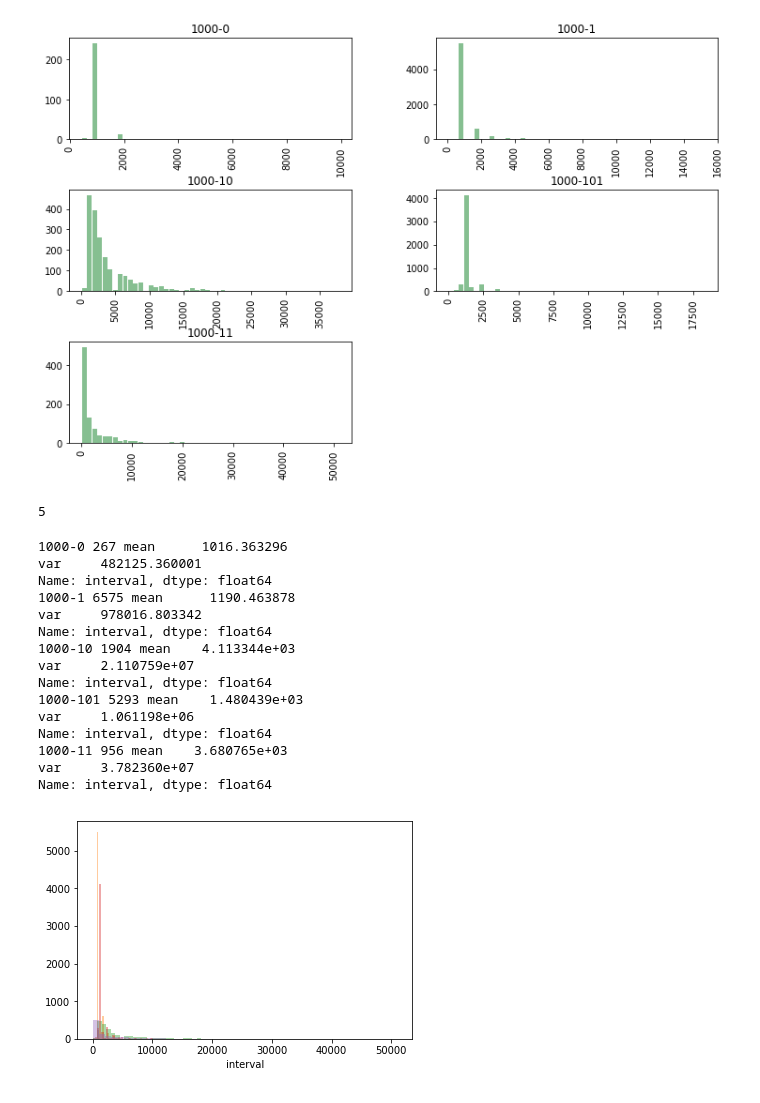
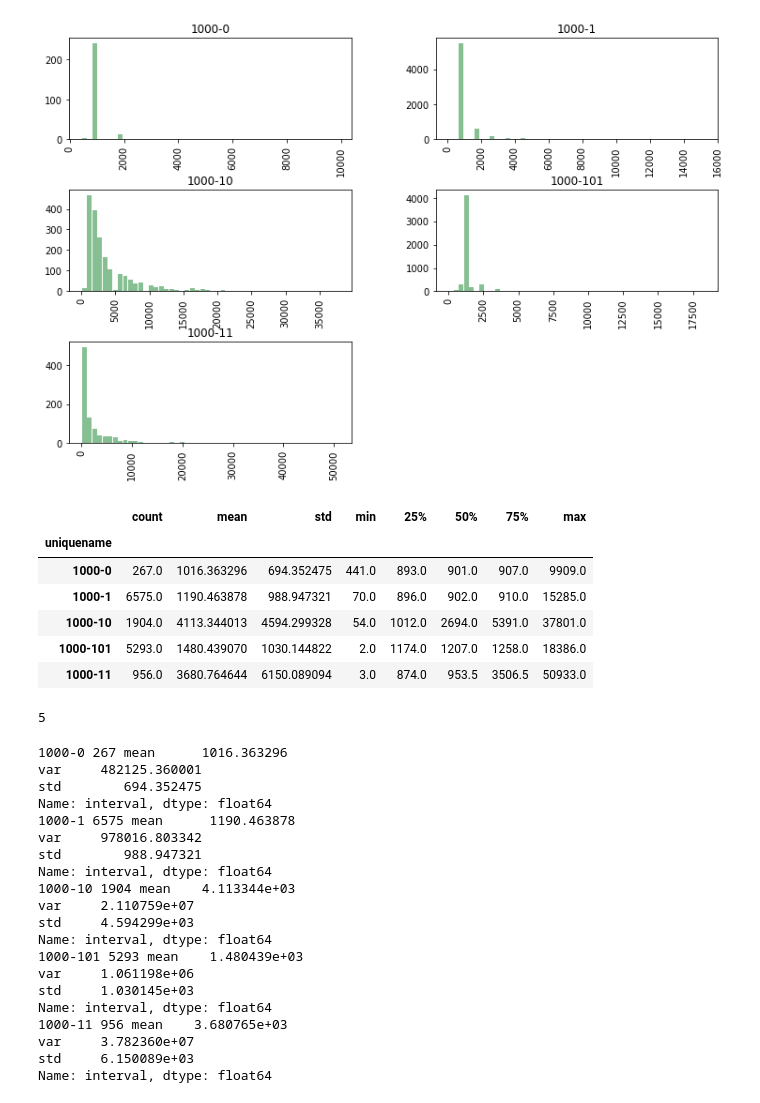
Before and after one commit to davecampbell/data-feeds-analysis, a Jupyter notebook: display_histograms.ipynb, the cells around one changed output. Saved outputs shown, nothing was run; the diff lists cells and outputs as text; code cells hidden in the pictures.

```diff
--- a/display_histograms.ipynb
+++ b/display_histograms.ipynb
@@ -37,6 +49,17 @@ array([[<matplotlib.axes._subplots.AxesSubplot object at 0x...>,
         <matplotlib.axes._subplots.AxesSubplot object at 0x...>]],
       dtype=object)
 [figure]
+# %%
+# do some aggregations on the groups using just one of the columns
+df.groupby('uniquename')['interval'].describe()
+# %% [output]
+|  | count | mean | std | min | 25% | 50% | 75% | max |
+| uniquename |  |  |  |  |  |  |  |  |
+| 1000-0 | 267.0 | 1016.363296 | 694.352475 | 441.0 | 893.0 | 901.0 | 907.0 | 9909.0 |
+| 1000-1 | 6575.0 | 1190.463878 | 988.947321 | 70.0 | 896.0 | 902.0 | 910.0 | 15285.0 |
+| 1000-10 | 1904.0 | 4113.344013 | 4594.299328 | 54.0 | 1012.0 | 2694.0 | 5391.0 | 37801.0 |
+| 1000-101 | 5293.0 | 1480.439070 | 1030.144822 | 2.0 | 1174.0 | 1207.0 | 1258.0 | 18386.0 |
+| 1000-11 | 956.0 | 3680.764644 | 6150.089094 | 3.0 | 874.0 | 953.5 | 3506.5 | 50933.0 |
 # %%
 # use group-by and then call seaborn to get the histogram on each group
 gps = df.groupby(by='uniquename')['interval']
@@ -45,23 +68,28 @@ len(gps)
 5
 # %%
 for (name, group) in gps:
-    print(name, len(group), group.agg({'mean': np.mean, 'var': np.var}))
+    print(name, len(group), group.agg({'mean': np.mean, 'var': np.var, 'std': np.std}))
+    group.describe()
     # input()
-    sns.distplot(a=group, label=name, kde=False)
+    # sns.distplot(a=group, label=name, kde=False, rug=True)
 # %% [output]
 1000-0 267 mean      1016.363296
 var     482125.360001
+std        694.352475
 Name: interval, dtype: float64
 1000-1 6575 mean      1190.463878
 var     978016.803342
+std        988.947321
 Name: interval, dtype: float64
 1000-10 1904 mean    4.113344e+03
 var     2.110759e+07
+std     4.594299e+03
 Name: interval, dtype: float64
 1000-101 5293 mean    1.480439e+03
 var     1.061198e+06
+std     1.030145e+03
 Name: interval, dtype: float64
 1000-11 956 mean    3.680765e+03
 var     3.782360e+07
+std     6.150089e+03
 Name: interval, dtype: float64
-[figure, removed]
```
Also changed, not shown: parts of 4 cells of this notebook, 1 other file.
